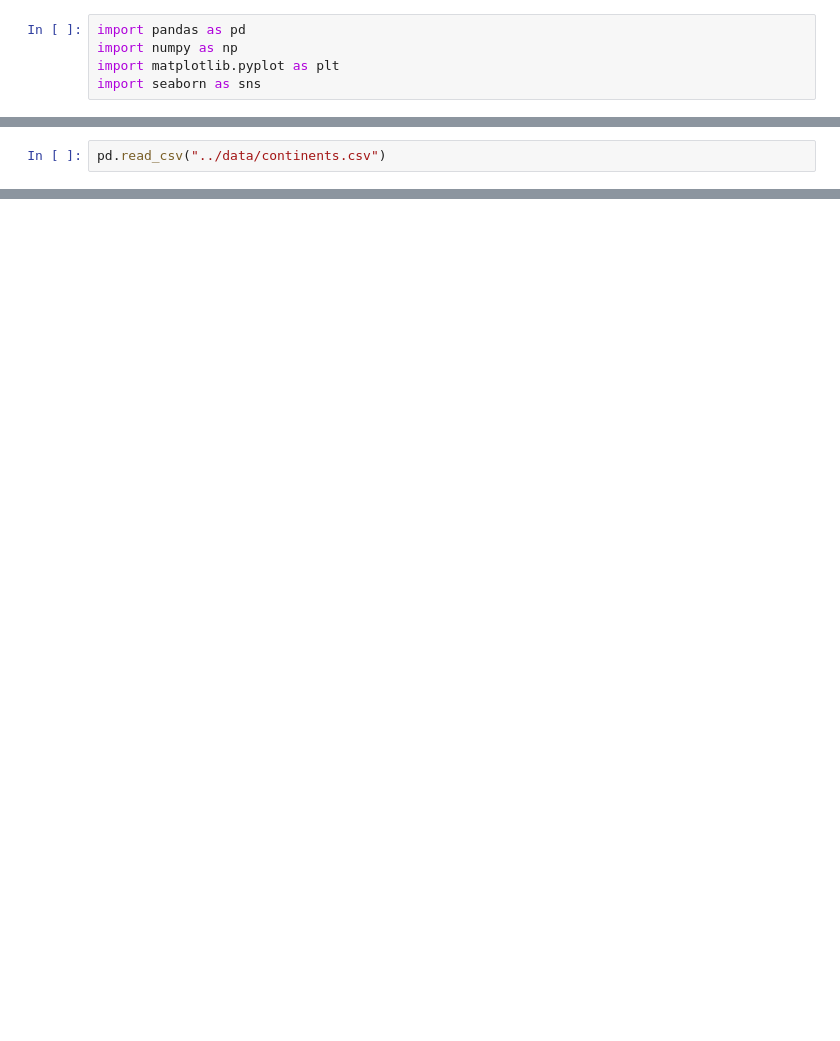
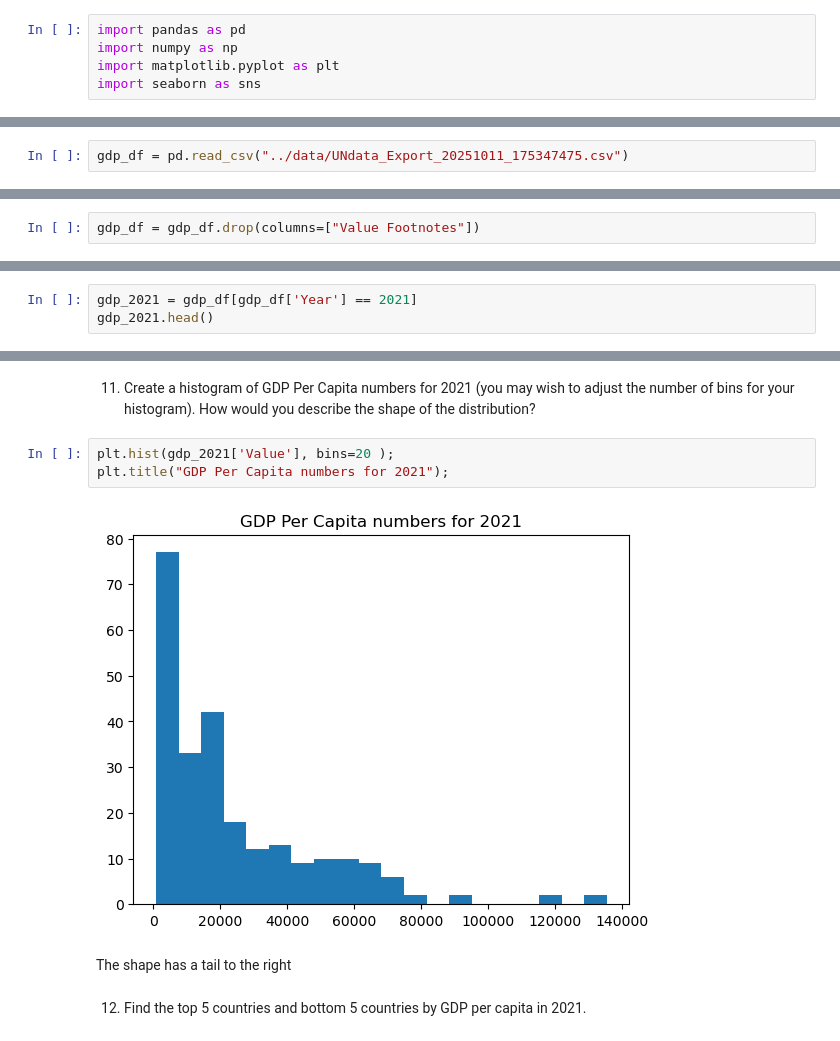
Before and after one commit to nss-data-science-cohort-9/un-exploration-joshwtacker, a Jupyter notebook: Notebook/UN_Data_Exploration.ipynb, the cells around one changed output, grey strips where cells are left out. Saved outputs shown, nothing was run; the diff lists cells and outputs as text; blank space fills up the shorter version.

```diff
--- a/Notebook/UN_Data_Exploration.ipynb
+++ b/Notebook/UN_Data_Exploration.ipynb
@@ -6,2 +22,2 @@ import seaborn as sns
 # %%
-pd.read_csv("../data/continents.csv")
+gdp_df = pd.read_csv("../data/UNdata_Export_20251011_175347475.csv")
@@ -21,0 +54,2 @@ pd.read_csv("../data/continents.csv")
+# %%
+gdp_df = gdp_df.drop(columns=["Value Footnotes"])
@@ -21,0 +130,3 @@ pd.read_csv("../data/continents.csv")
+# %%
+gdp_2021 = gdp_df[gdp_df['Year'] == 2021]
+gdp_2021.head()
@@ -21,0 +154,11 @@ pd.read_csv("../data/continents.csv")
+# %% [markdown]
+11. Create a histogram of GDP Per Capita numbers for 2021 (you may wish to adjust the number of bins for your histogram). How would you describe the shape of the distribution?
+# %%
+plt.hist(gdp_2021['Value'], bins=20 );
+plt.title("GDP Per Capita numbers for 2021");
+# %% [output]
+[figure, added]
+# %% [markdown]
+The shape has a tail to the right
+# %% [markdown]
+12. Find the top 5 countries and bottom 5 countries by GDP per capita in 2021.
```
Also changed, not shown: parts of 42 cells of this notebook.
